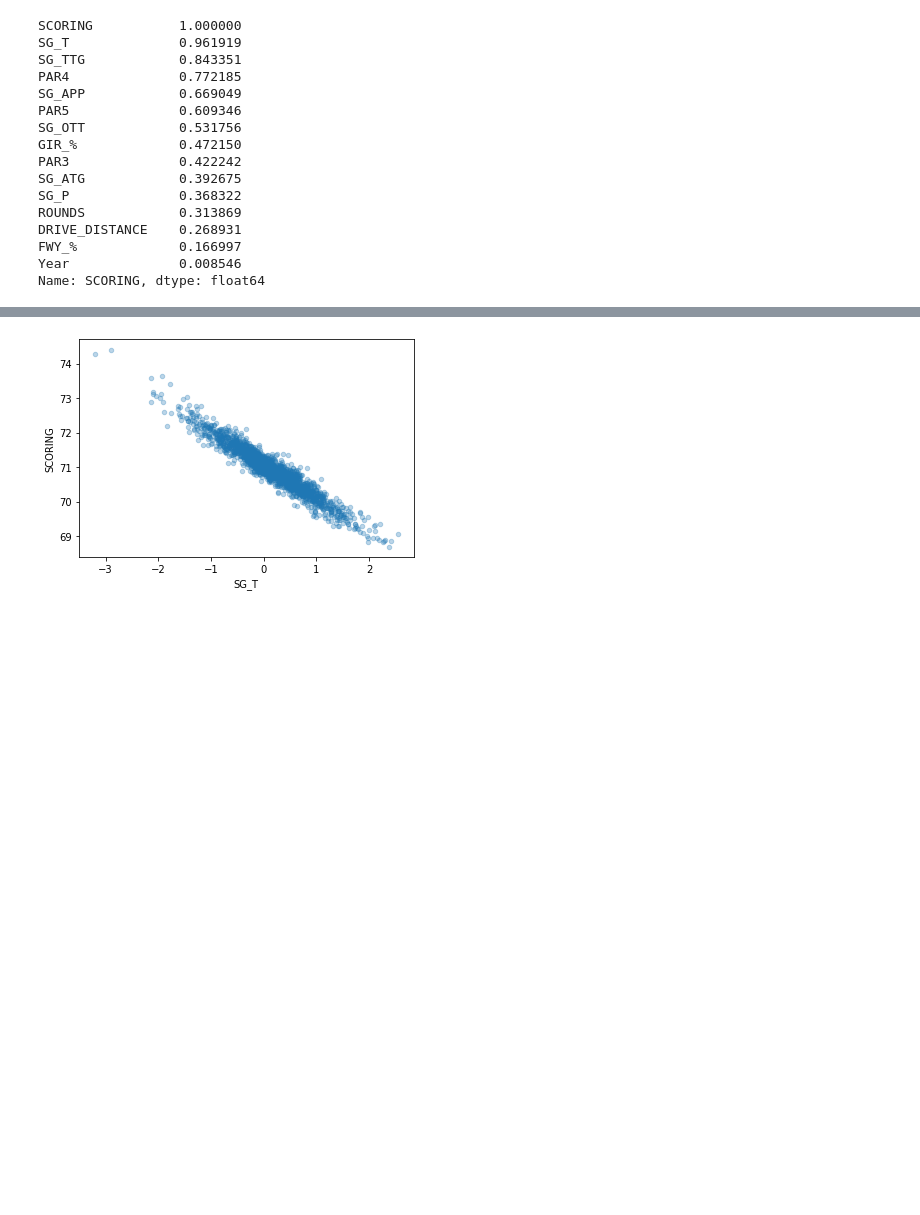
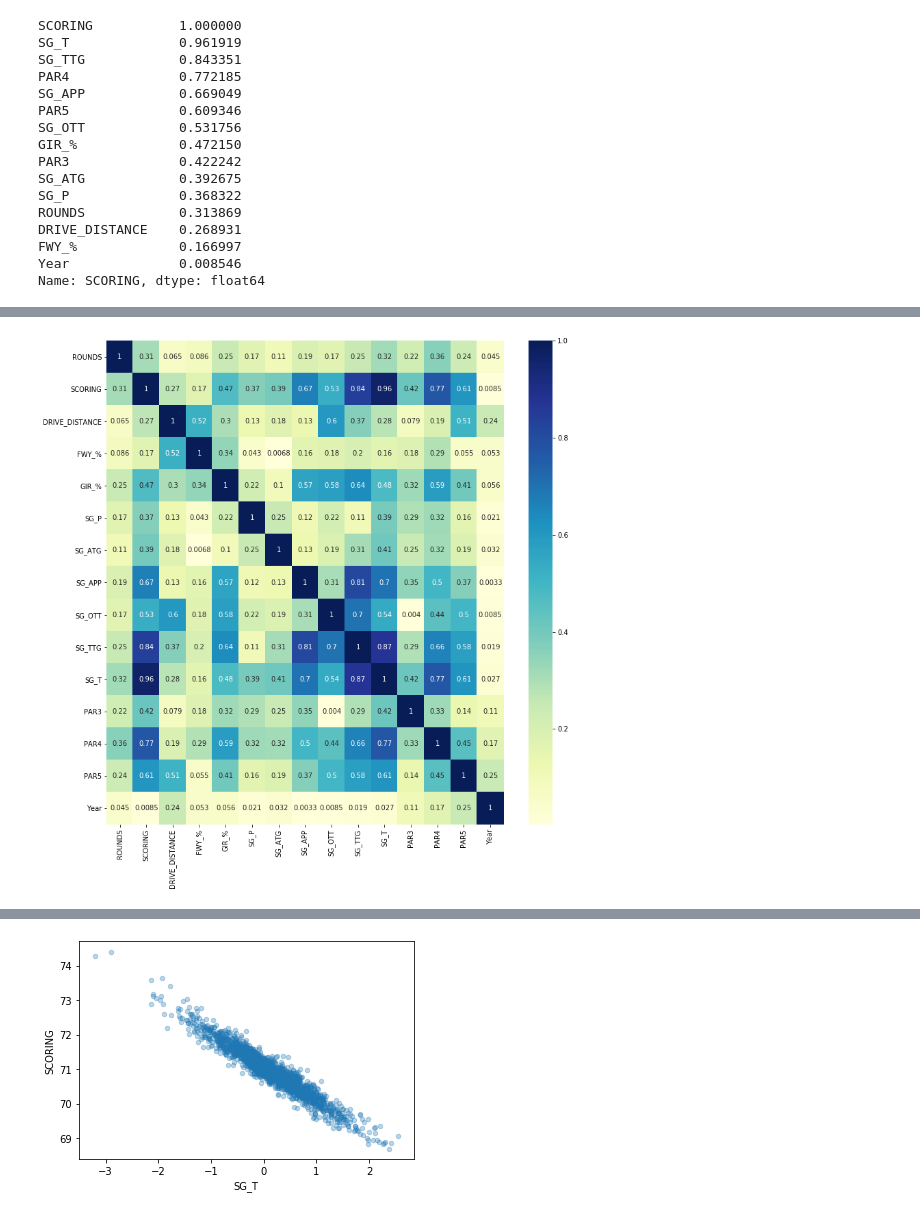
Before and after one commit to jonathannocek/pga-data-analysis, a Jupyter notebook: pga_data_analysis.ipynb, the cells around one changed output, grey strips where cells are left out. Saved outputs shown, nothing was run; the diff lists cells and outputs as text; code cells hidden in the pictures; blank space fills up the shorter version.

```diff
--- a/pga_data_analysis.ipynb
+++ b/pga_data_analysis.ipynb
@@ -244,2 +248,14 @@ Name: SCORING, dtype: float64
+# %%
+plt.figure(figsize=(13, 13))
+sns.heatmap(df_pga.corr().abs(), annot=True, cmap="YlGnBu")
+
+# fix for mpl bug that cuts off top/bottom of seaborn viz
+b, t = plt.ylim()
+b += 0.5
+t -= 0.5
+plt.ylim(b, t)
+plt.show()
+# %% [output]
+[figure, added]
 # %%
 # Find only the numeric columns
```
Also changed, not shown: parts of 3 cells of this notebook.
